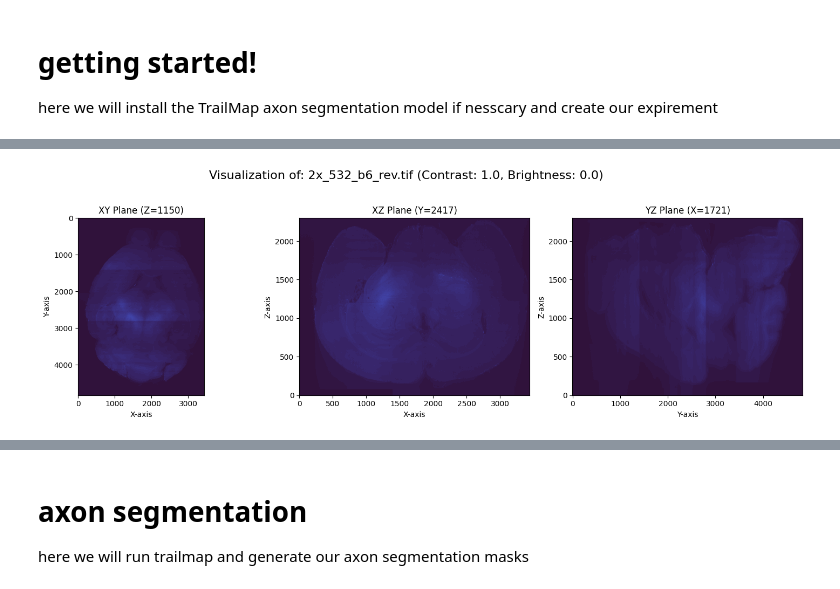
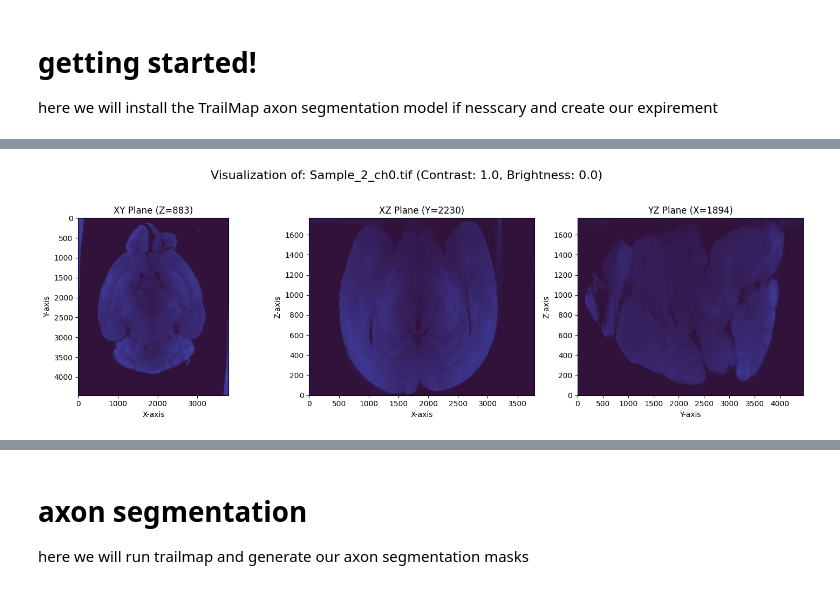
Before and after one commit to c3rry/axonAtlas2, a Jupyter notebook: notebooks/axonAtlas2_processing.ipynb, the cells around one changed output, grey strips where cells are left out. Cells and saved outputs as stored; diff of their text form; code cells hidden in the pictures.

```diff
--- a/notebooks/axonAtlas2_processing.ipynb
+++ b/notebooks/axonAtlas2_processing.ipynb
@@ -24,6 +65,6 @@ Successfully created experiment folder: 'f:\axonAtlas2\experiments\ding_lab_brai
 # %%
 check_trailmap()
-axon_stack = r"F:\ding_lab_samples\2x_532_b6_rev.tif"
+axon_stack = r"Z:\anatomy_histology\111025_vGat DMS DLS\Sample 2\Sample_2_ch0.tif"
 #autof_stack = r"F:\Brain 5 Lifecanvas SmartSPIM\1.6X\All_Channels\ch0_0.5xyz.tif"
 tiffVisualize(axon_stack, views=3, colormap="turbo")
 #cell_stack = r""
@@ -31,0 +74 @@ tiffVisualize(axon_stack, views=3, colormap="turbo")
+[figure, new version]
@@ -34 +75,0 @@ Warning: 'F:\ding_lab_samples\2x_532_b6_rev.tif' is not a multi-page TIFF. Visua
-[figure, old version]
```
Also changed, not shown: parts of 15 cells of this notebook, 17 other files.
